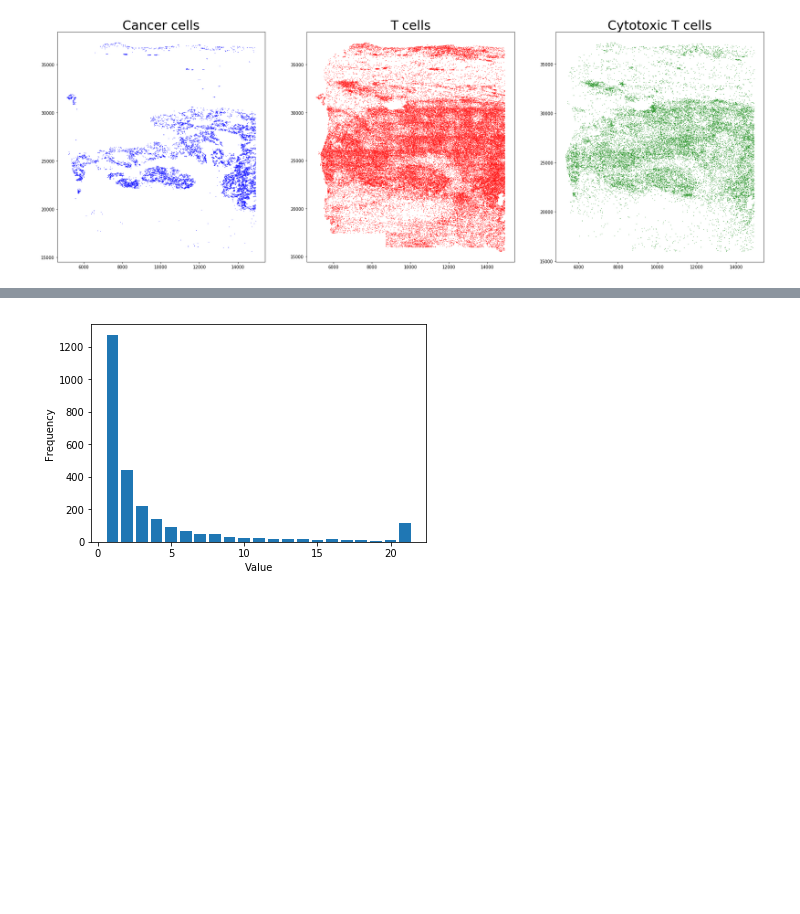
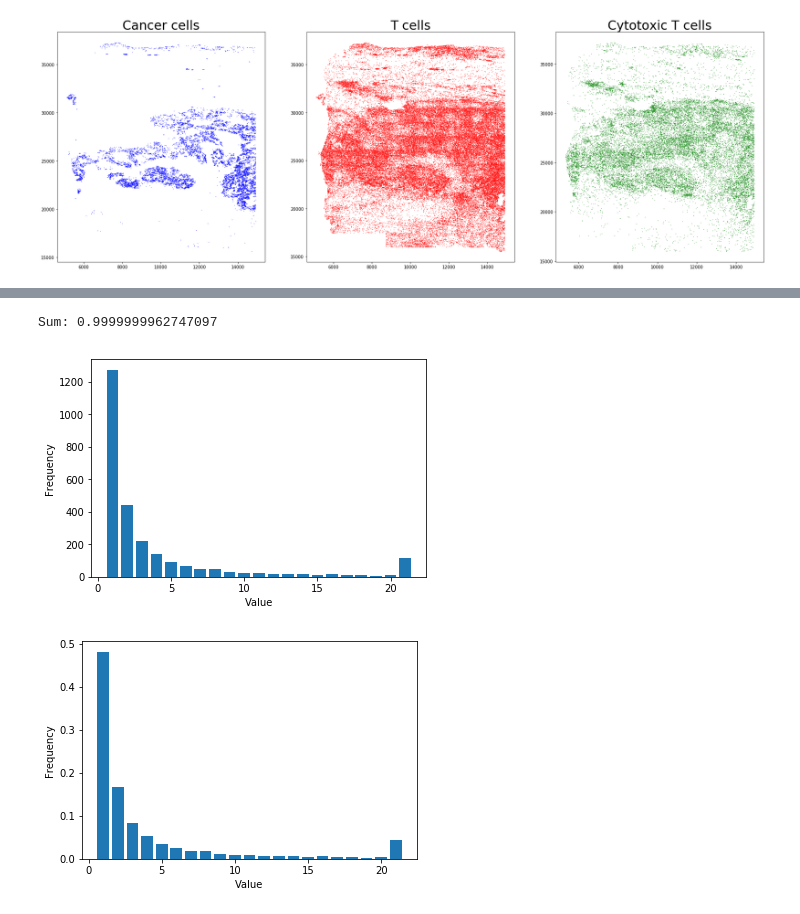
Before and after one commit to danielsoutar/CS4098, a Jupyter notebook: Notebook.ipynb, the cells around one changed output, grey strips where cells are left out. Saved outputs shown, nothing was run; the diff lists cells and outputs as text; code cells hidden in the pictures; blank space fills up the shorter version.

```diff
--- a/Notebook.ipynb
+++ b/Notebook.ipynb
@@ -186,0 +189,25 @@ True 834
+# %%
+dups = set()
+
+# # # Fisherman's
+for i in result:
+    dups.add(i)
+
+best_range = [0, 0]
+
+average = 0
+
+temp = list(dups)
+
+for i, cluster in enumerate(temp[0:-15]):
+    local_average = len(temp[i].cells)
+    delta = 0
+    for j in range(i, i+15):
+        local_average += len(temp[j].cells)
+#         if abs(len(temp[j].cells) - temp[i].cells) > delta
+    if local_average > average and local_average < 30:
+        average = local_average
+        best_range = [i, i+15]
+
+print(average)
+print(best_range)
@@ -324,41 +368,63 @@ Total number of cells: 13804
 # %%
 fig = plt.figure()
 
+histogram, total_cluster_cells1 = get_histo(dups)
+
+histogram_normed = histogram.astype(np.float32)
+
+my_sum = sum(histogram_normed)
+
+aggregate = 0
+
+for i, x in enumerate(histogram_normed):
+    aggregate += histogram_normed[i] / my_sum
+    histogram_normed[i] /= my_sum
+
+print("Sum:", np.sum(histogram_normed, dtype=np.float64))
+
+
+y_normed = np.array(histogram_normed)
 y = np.array(histogram)
 x = np.arange(21) + 1
 
 plt.bar(x, y)
+plt.xlabel("Value")
+plt.ylabel("Frequency")
+fig = plt.figure()
+plt.bar(x, y_normed)
 plt.xlabel("Value")
 plt.ylabel("Frequency")
 plt.show()
 
 # for cluster in dups:
 #     cluster_points_xMin = np.array([item[0] for item in cluster.cells])
 #     cluster_points_xMax = np.array([item[1] for item in cluster.cells])
 #     cluster_points_yMin = np.array([item[2] for item in cluster.cells])
 #     cluster_points_yMax = np.array([item[3] for item in cluster.cells])
 #     print("cluster", cluster, ".length: ", len(cluster.cells))
 
 #     fig = plt.figure()
 #     ax1 = fig.add_subplot(111, aspect='equal')
 
 #     ax1.scatter(cluster_points_xMin, cluster_points_yMin, s=5, c="b")
 #     ax1.scatter(cluster_points_xMax, cluster_points_yMax, s=5, c="b")
 
 #     for window in windows_list:
 #         xMin, yMin, xMax, yMax = window[0], window[1], window[2], window[3]
 #         ax1.add_patch(
 #             patches.Rectangle(
 #                 (xMin, yMin),   # (x,y)
 #                 xMax - xMin,    # width
 #                 yMax - yMin,    # height
 #                 linestyle='--',
 #                 fill=False
 #             )
 #         )
 #     plt.show()
 # %% [output]
+Sum: 0.9999999962747097
 [figure]
+[figure, added]
 # %%
 def plot_decision_function(X, y, clf, ax):
     plot_step = 0.02
```
Also changed, not shown: parts of 15 cells of this notebook, 2 other files.
